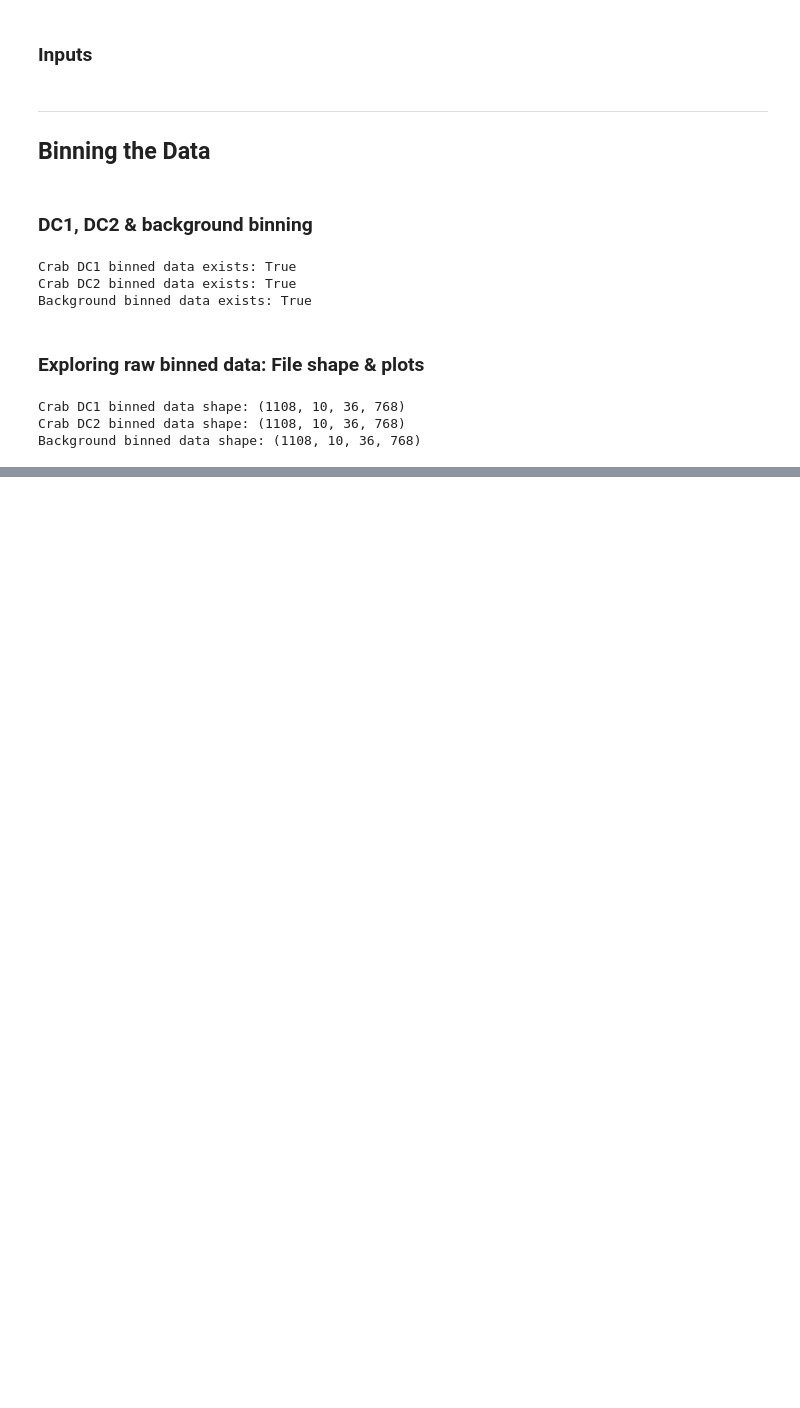
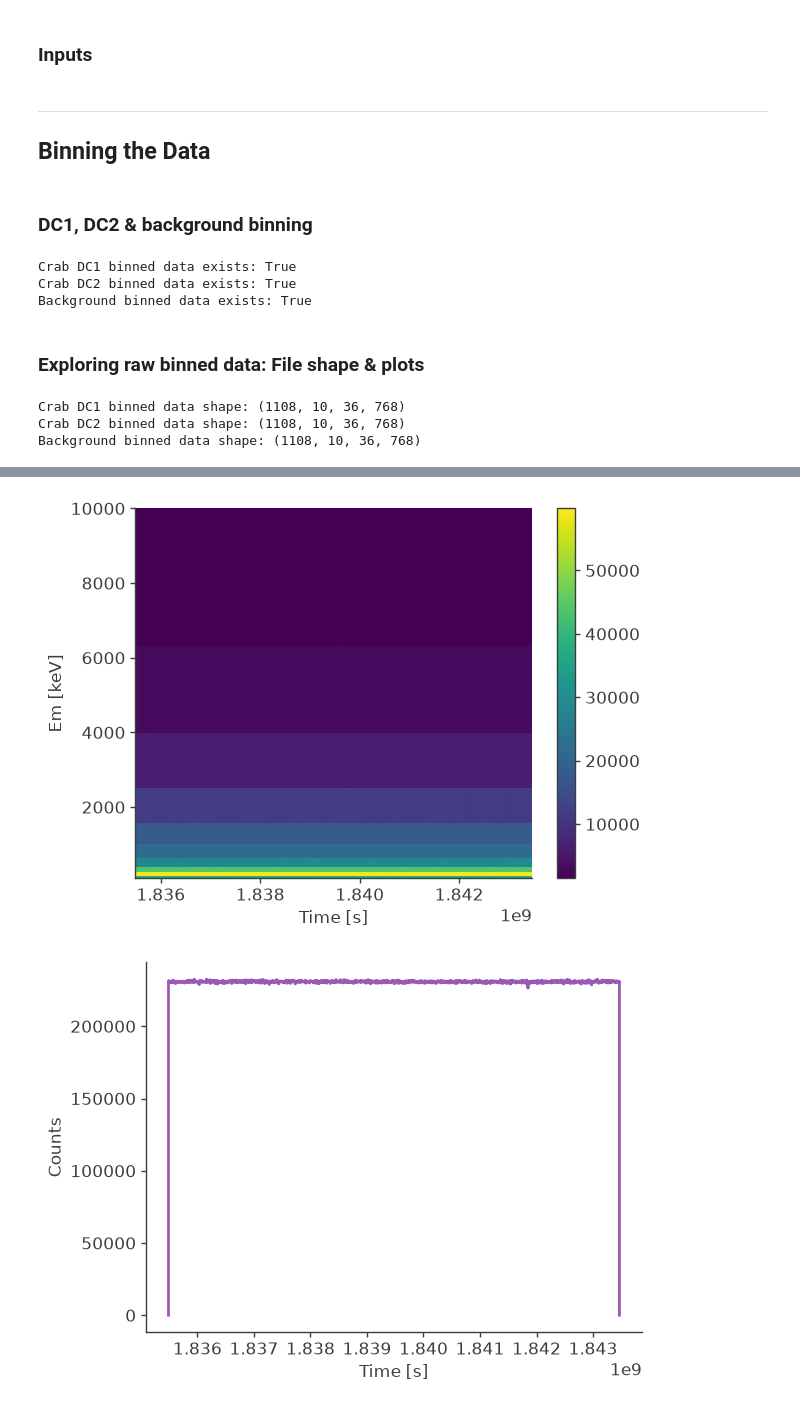
Before and after one commit to mquezada13/data-challenge-2-exploration, a Jupyter notebook: notebooks/Crab_spectral_fitanalysis.ipynb, the cells around one changed output, grey strips where cells are left out. Saved outputs shown, nothing was run; the diff lists cells and outputs as text; code cells hidden in the pictures; blank space fills up the shorter version.

```diff
--- a/notebooks/Crab_spectral_fitanalysis.ipynb
+++ b/notebooks/Crab_spectral_fitanalysis.ipynb
@@ -149,0 +198,6 @@ Background binned data shape: (1108, 10, 36, 768)
+# %%
+# Plot the binned data projected onto each axis
+analysisbg.plot_binned_data(show_plots=True)
+# %% [output]
+[figure, added]
+[figure, added]
```
Also changed, not shown: parts of 10 cells of this notebook, 6 other files.
